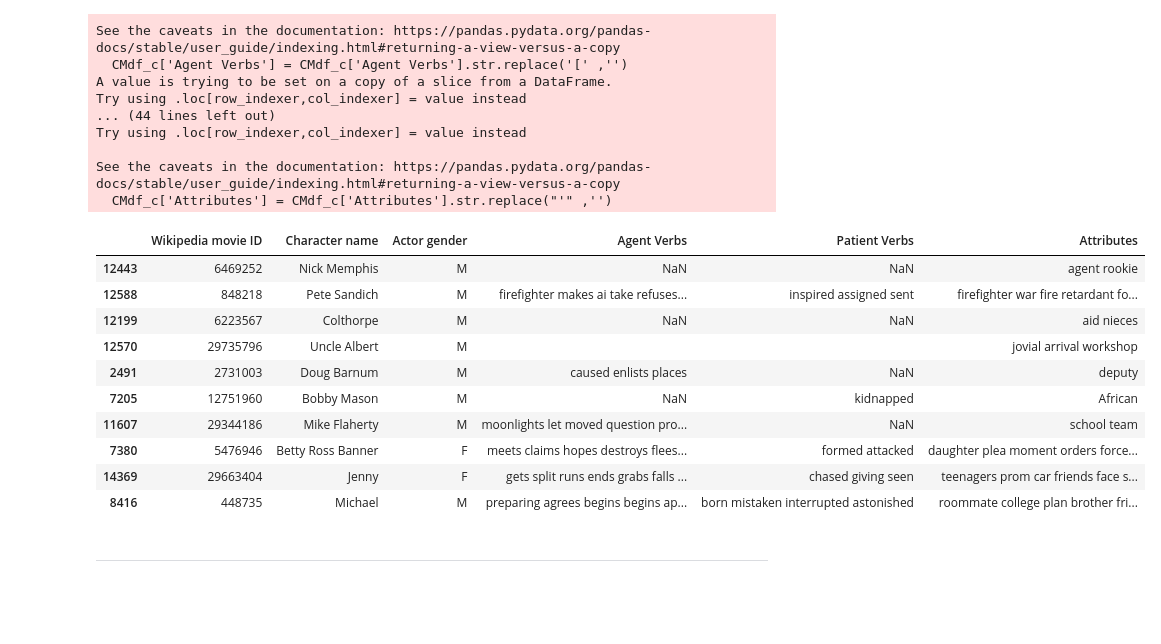
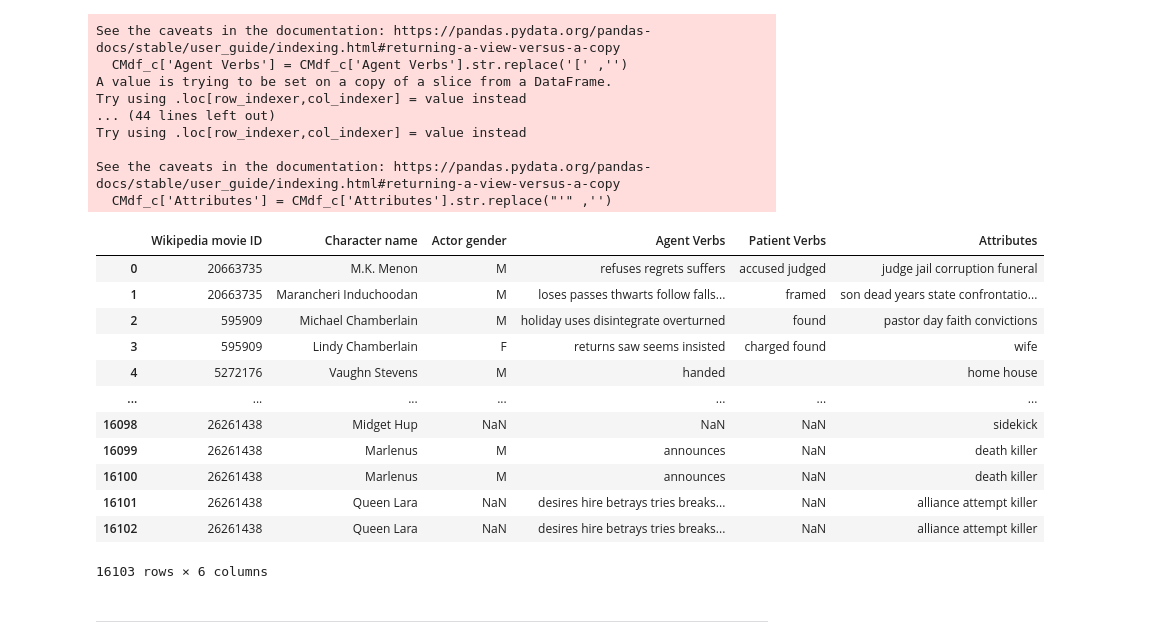
Before and after one commit to epfl-ada/ada-2022-project-utopiansky2022, a Jupyter notebook: SentimentAnalysisFinal.ipynb, the cells around one changed output. Cells and saved outputs as stored; diff of their text form; code cells hidden in the pictures; blank space fills up the shorter version.

```diff
--- a/SentimentAnalysisFinal.ipynb
+++ b/SentimentAnalysisFinal.ipynb
@@ -62,19 +99,21 @@ Try using .loc[row_indexer,col_indexer] = value instead
 See the caveats in the documentation: https://pandas.pydata.org/pandas-docs/stable/user_guide/indexing.html#returning-a-view-versus-a-copy
   CMdf_c['Attributes'] = CMdf_c['Attributes'].str.replace("'" ,'')
 # %%
-CMdf_c.sample(10)
+CMdf_c
 # %% [output]
 |  | Wikipedia movie ID | Character name | Actor gender | Agent Verbs | Patient Verbs | Attributes |
-| 12443 | 6469252 | Nick Memphis | M | NaN | NaN | agent rookie |
-| 12588 | 848218 | Pete Sandich | M | firefighter makes ai take refuses... | inspired assigned sent | firefighter war fire retardant fo... |
-| 12199 | 6223567 | Colthorpe | M | NaN | NaN | aid nieces |
-| 12570 | 29735796 | Uncle Albert | M |  |  | jovial arrival workshop |
-| 2491 | 2731003 | Doug Barnum | M | caused enlists places | NaN | deputy |
-| 7205 | 12751960 | Bobby Mason | M | NaN | kidnapped | African |
-| 11607 | 29344186 | Mike Flaherty | M | moonlights let moved question pro... | NaN | school team |
-| 7380 | 5476946 | Betty Ross Banner | F | meets claims hopes destroys flees... | formed attacked | daughter plea moment orders force... |
-| 14369 | 29663404 | Jenny | F | gets split runs ends grabs falls ... | chased giving seen | teenagers prom car friends face s... |
-| 8416 | 448735 | Michael | M | preparing agrees begins begins ap... | born mistaken interrupted astonished | roommate college plan brother fri... |
+| 0 | 20663735 | M.K. Menon | M | refuses regrets suffers | accused judged | judge jail corruption funeral |
+| 1 | 20663735 | Marancheri Induchoodan | M | loses passes thwarts follow falls... | framed | son dead years state confrontatio... |
+| 2 | 595909 | Michael Chamberlain | M | holiday uses disintegrate overturned | found | pastor day faith convictions |
+| 3 | 595909 | Lindy Chamberlain | F | returns saw seems insisted | charged found | wife |
+| 4 | 5272176 | Vaughn Stevens | M | handed |  | home house |
+| ... | ... | ... | ... | ... | ... | ... |
+| 16098 | 26261438 | Midget Hup | NaN | NaN | NaN | sidekick |
+| 16099 | 26261438 | Marlenus | M | announces | NaN | death killer |
+| 16100 | 26261438 | Marlenus | M | announces | NaN | death killer |
+| 16101 | 26261438 | Queen Lara | NaN | desires hire betrays tries breaks... | NaN | alliance attempt killer |
+| 16102 | 26261438 | Queen Lara | NaN | desires hire betrays tries breaks... | NaN | alliance attempt killer |
+16103 rows × 6 columns
 # %% [markdown]
 _________________________________________________________________________________________________
 # %% [markdown]
```
Also changed, not shown: parts of 27 cells of this notebook.
